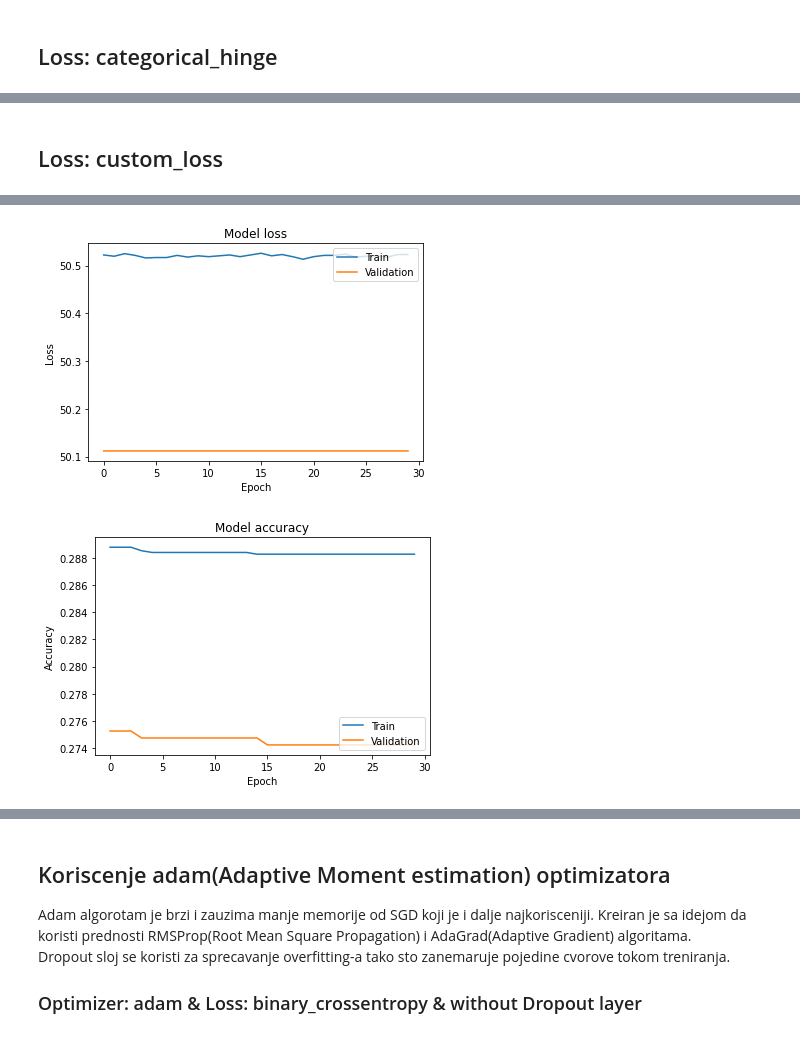
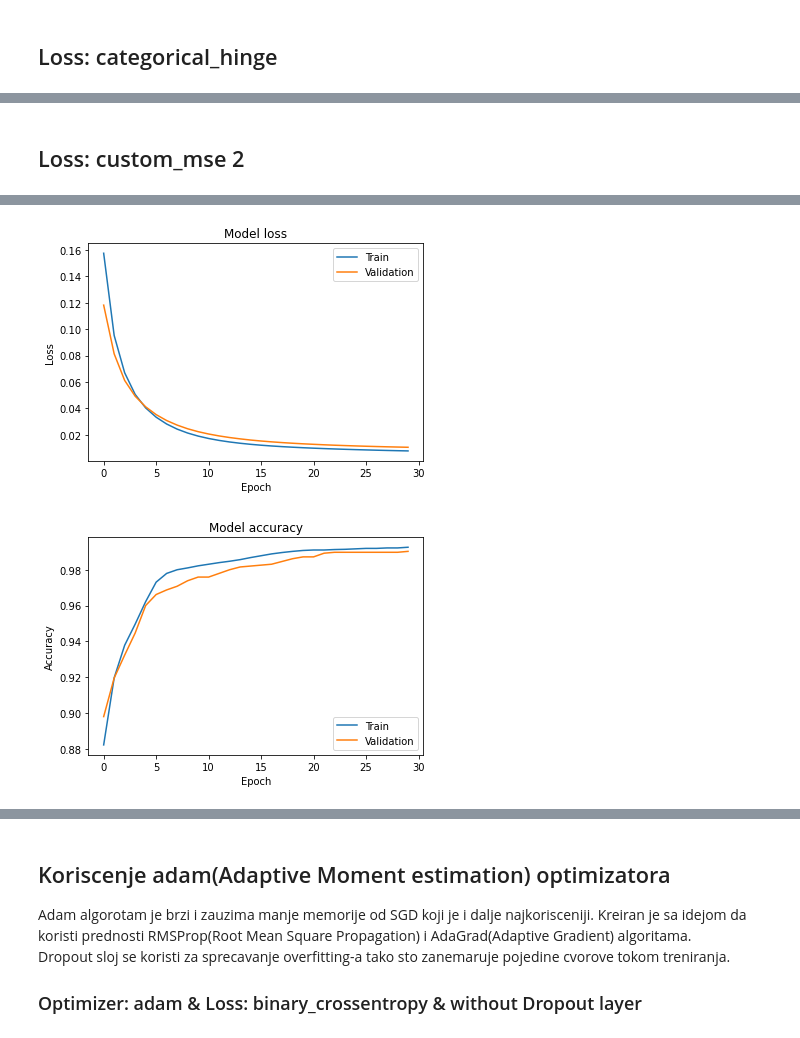
Before and after one commit to mirjanaz200/Room-Occupation, a Jupyter notebook: Room Occupancy.ipynb, the cells around one changed output, grey strips where cells are left out. Cells and saved outputs as stored; diff of their text form; code cells hidden in the pictures.

Commit message:
Custom loss function

```diff
--- a/Room Occupancy.ipynb
+++ b/Room Occupancy.ipynb
@@ -113,5 +111,5 @@ def print_result(model):
 # %%
-BATCH_SIZE=64
+BATCH_SIZE=32
 EPOCHS=30
 INPUT_DIM=6
 NODES1=16
@@ -387,19 +329,19 @@ Epoch 30/30
 # %% [markdown]
-## Loss: custom_loss
+## Loss: custom_mse 2
 # %%
 classifier6 = Sequential([Dense(NODES1, activation='relu', input_dim=INPUT_DIM),
                           Dense(NODES2, activation='relu'),
                           Dense(1, activation='sigmoid'),])
 
-# keepsdims ako se ne stavi true smanjuje dim za 1
-def custom_loss(y_actual, y_pred):
+def custom_mse2(y_actual, y_pred):
     y_actual = tf.dtypes.cast(y_actual, tf.float32)
-    nb_devide = K.sqrt(K.sum(K.square(y_pred),axis = 1, keepdims=True))
-    predicted = y_pred / nb_devide
-    return K.sum(K.square(y_actual - predicted))
+    loss=K.square(y_pred - y_actual)
+    loss=loss*[0.2,0.8]
+    return K.sum(loss,axis=1)
+
 
 classifier6.compile(optimizer='sgd',
-                    loss=custom_loss,
+                    loss=custom_mse2,
                     metrics=['accuracy'])
 
 hist = classifier6.fit(X_train, Y_train,
@@ -428,2 +370,2 @@ Epoch 30/30
-[figure, old version]
+[figure, new version]
-[figure, old version]
+[figure, new version]
```
Also changed, not shown: parts of 25 cells of this notebook.
